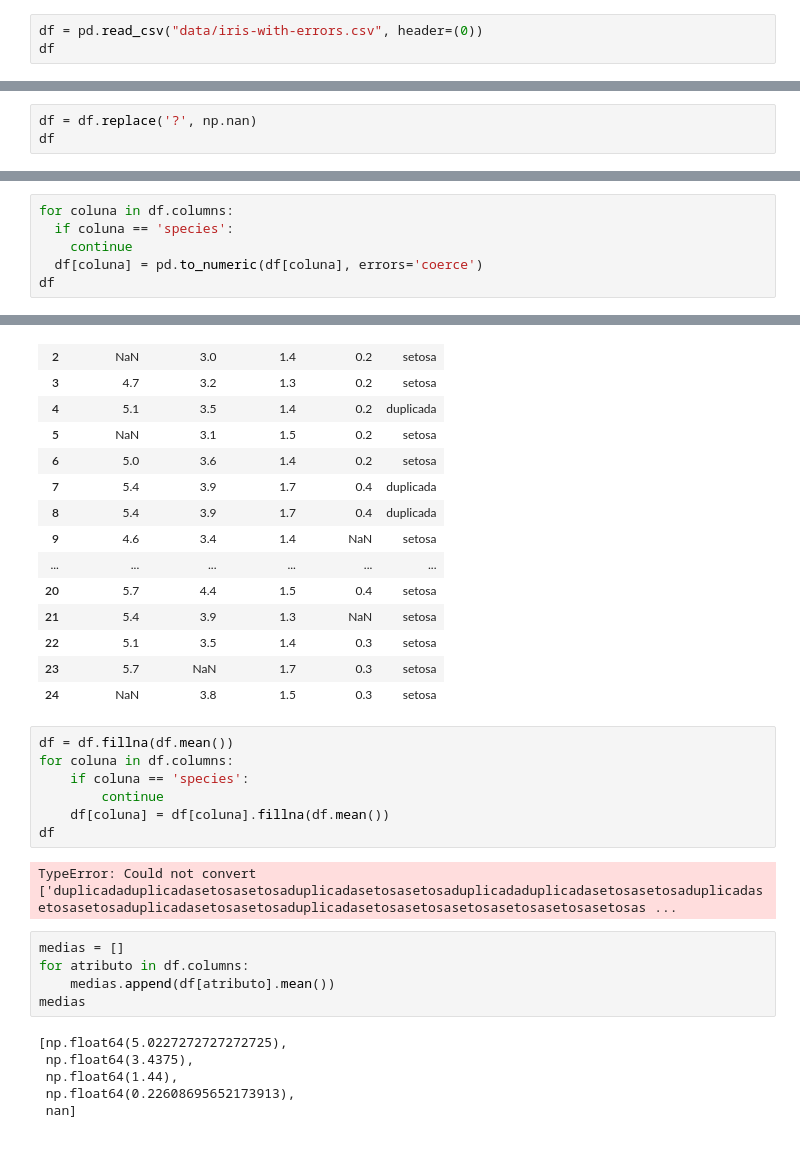
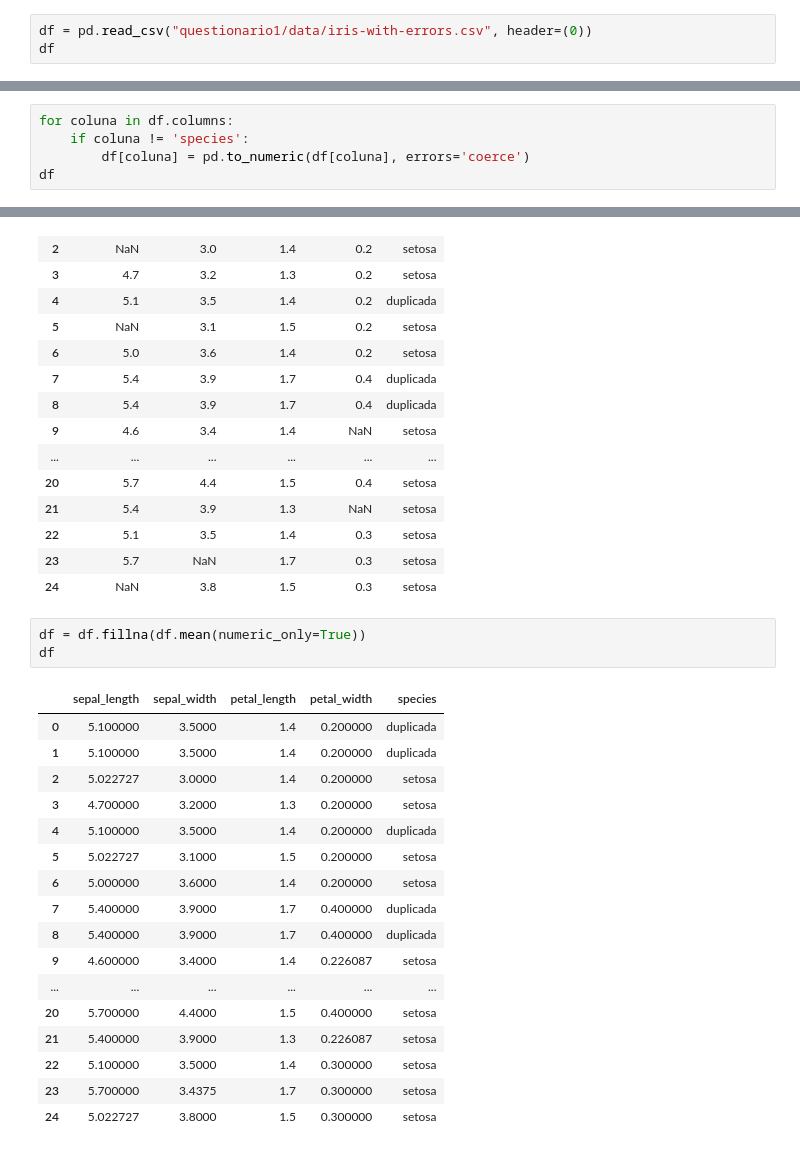
Before and after one commit to delbempedro/introcienciadedados, a Jupyter notebook: questionario1/q1.ipynb, the cells around one changed output, grey strips where cells are left out. Drawn from its saved outputs; the diff is of its cells as text.

```diff
--- a/questionario1/q1.ipynb
+++ b/questionario1/q1.ipynb
@@ -161,7 +162,7 @@ Resposta da questão 1: O número de linhas é 14 e de colunas é 3
 # %% [markdown]
 #Exercício2
 # %%
-df = pd.read_csv("data/iris-with-errors.csv", header=(0))
+df = pd.read_csv("questionario1/data/iris-with-errors.csv", header=(0))
 df
 # %% [output]
 |  | sepal_length | sepal_width | petal_length | petal_width | species |
@@ -181,6 +182,3 @@ df
 | 22 | 5.1 | 3.5 | 1.4 | 0.3 | setosa |
 | 23 | 5.7 | ? | 1.7 | 0.3 | setosa |
 | 24 | NaN | 3.8 | 1.5 | 0.3 | setosa |
-# %%
-df = df.replace('?', np.nan)
-df
@@ -205,8 +185,7 @@ df
 # %%
 for coluna in df.columns:
-  if coluna == 'species':
-    continue
-  df[coluna] = pd.to_numeric(df[coluna], errors='coerce')
+    if coluna != 'species':
+        df[coluna] = pd.to_numeric(df[coluna], errors='coerce')
 df
 # %% [output]
 |  | sepal_length | sepal_width | petal_length | petal_width | species |
@@ -226,23 +205,24 @@ df
 | 22 | 5.1 | 3.5 | 1.4 | 0.3 | setosa |
 | 23 | 5.7 | NaN | 1.7 | 0.3 | setosa |
 | 24 | NaN | 3.8 | 1.5 | 0.3 | setosa |
-# %%
-df = df.fillna(df.mean())
-for coluna in df.columns:
-    if coluna == 'species':
-        continue
-    df[coluna] = df[coluna].fillna(df.mean())
-df
-# %% [output]
-TypeError: Could not convert ['duplicadaduplicadasetosasetosaduplicadasetosasetosaduplicadaduplicadasetosasetosaduplicadasetosasetosaduplicadasetosasetosaduplicadasetosasetosasetosasetosasetosasetosas ...
-# %%
-medias = []
-for atributo in df.columns:
-    medias.append(df[atributo].mean())
-medias
-# %% [output]
-[np.float64(5.0227272727272725),
- np.float64(3.4375),
- np.float64(1.44),
- np.float64(0.22608695652173913),
- nan]
+# %%
+df = df.fillna(df.mean(numeric_only=True))
+df
+# %% [output]
+|  | sepal_length | sepal_width | petal_length | petal_width | species |
+| 0 | 5.100000 | 3.5000 | 1.4 | 0.200000 | duplicada |
+| 1 | 5.100000 | 3.5000 | 1.4 | 0.200000 | duplicada |
+| 2 | 5.022727 | 3.0000 | 1.4 | 0.200000 | setosa |
+| 3 | 4.700000 | 3.2000 | 1.3 | 0.200000 | setosa |
+| 4 | 5.100000 | 3.5000 | 1.4 | 0.200000 | duplicada |
+| 5 | 5.022727 | 3.1000 | 1.5 | 0.200000 | setosa |
+| 6 | 5.000000 | 3.6000 | 1.4 | 0.200000 | setosa |
+| 7 | 5.400000 | 3.9000 | 1.7 | 0.400000 | duplicada |
+| 8 | 5.400000 | 3.9000 | 1.7 | 0.400000 | duplicada |
+| 9 | 4.600000 | 3.4000 | 1.4 | 0.226087 | setosa |
+| ... | ... | ... | ... | ... | ... |
+| 20 | 5.700000 | 4.4000 | 1.5 | 0.400000 | setosa |
+| 21 | 5.400000 | 3.9000 | 1.3 | 0.226087 | setosa |
+| 22 | 5.100000 | 3.5000 | 1.4 | 0.300000 | setosa |
+| 23 | 5.700000 | 3.4375 | 1.7 | 0.300000 | setosa |
+| 24 | 5.022727 | 3.8000 | 1.5 | 0.300000 | setosa |
```
Also changed, not shown: parts of 10 cells of this notebook.
